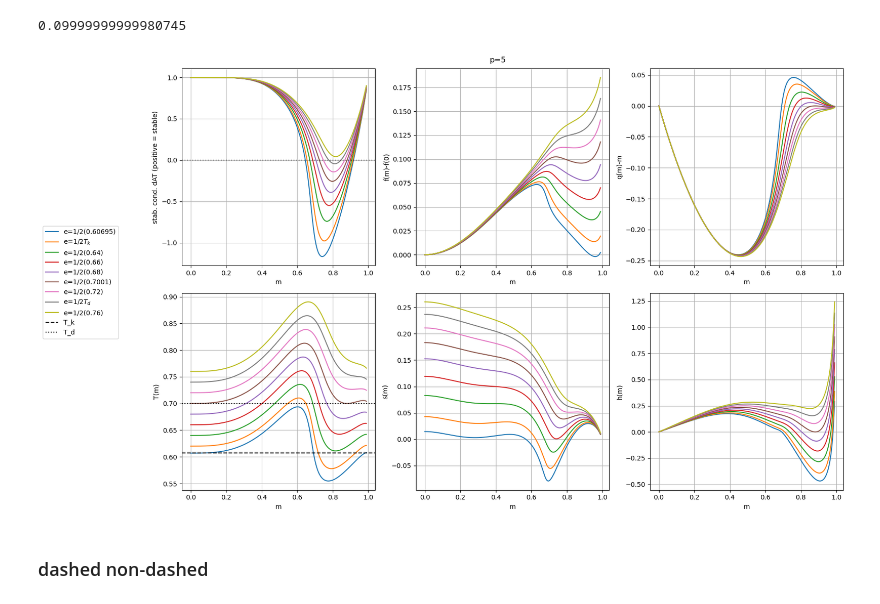
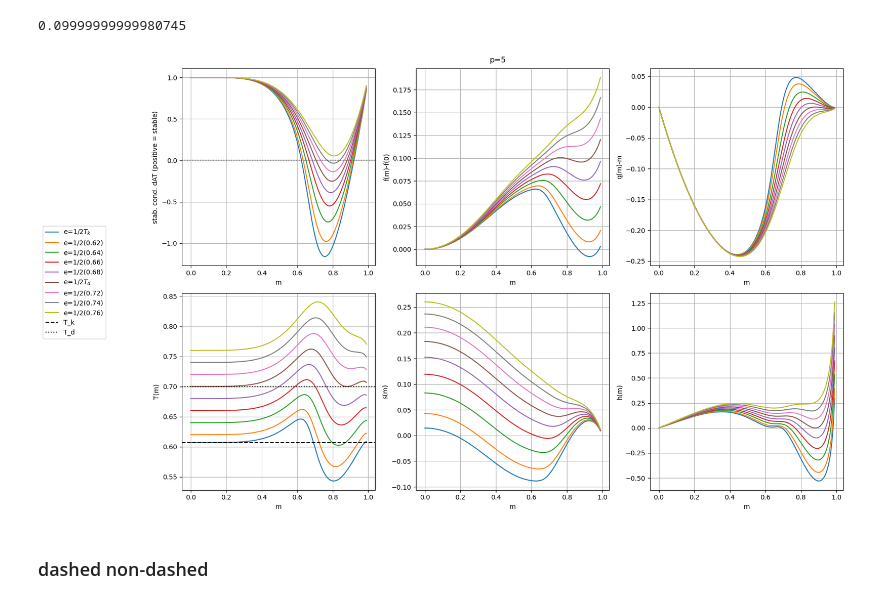
Before and after one commit to mvilucchio/fixed-energy-slice, a Jupyter notebook: RS3spin.ipynb, the cells around one changed output. Saved outputs shown, nothing was run; the diff lists cells and outputs as text; code cells hidden in the pictures.

```diff
--- a/RS3spin.ipynb
+++ b/RS3spin.ipynb
@@ -62,12 +62,12 @@ for jdx, e in enumerate(tqdm(es)):
 
         qs[jdx, idx] = q
         hs[jdx, idx] = h
-        Temps[jdx, idx] = 1 / beta_q_e(q, m, e)
+        Temps[jdx, idx] = 1 / beta_q_e(q, m, e,p)
         fs[jdx, idx] = f_FP(m, q, h, p, e)
         deltafs[jdx, idx] = deltaf_FP(m, q, h, p, e)
         entropys[jdx, idx] = s_FP(m, q, h, p, e)
         dAT_cond[jdx, idx] = dAT_condition(
-            q, m, h, beta_q_e(q, m, e), beta_q_e(q, m, e) / 2, p
+            q, m, h, beta_q_e(q, m, e,p), beta_q_e(q, m, e,p) / 2, p
         )
 # %%
 Teqs_list = [str(x) for x in Teqs.tolist()]
@@ -75,8 +75,8 @@ Teqs_list = [str(x) for x in Teqs.tolist()]
 fig, axs = plt.subplots(2, 3, figsize=(15, 10))
 fig.suptitle(f'p={p}')
 e_string = ['1/2('+str(x)+')' for x in Teqs.tolist()]
-e_string[1] = r'$1/2T_k$'
-e_string[-2] = r'$1/2T_d$'
+e_string[0] = r'$1/2T_k$'
+e_string[-4] = r'$1/2T_d$'
 for jdx, e in enumerate(es):
     # axs[0,0].plot(ms, fs[jdx,:], '-', label=f'e={e_string[jdx]}')
     axs[0,0].plot(ms, dAT_cond[jdx,:], '-', label=f'e={e_string[jdx]}')
@@ -100,34 +100,34 @@ axs[1,2].set_ylabel('h(m)')
 axs[0,0].set_xlabel('m')
 axs[0,1].set_xlabel('m')
 axs[0,2].set_xlabel('m')
 axs[1,0].set_xlabel('m')
 axs[1,1].set_xlabel('m')
 axs[1,2].set_xlabel('m')
 
 handles, labels = [], []
 # for ax in axs.flat:
 ax = axs[1,0]
 for handle, label in zip(*ax.get_legend_handles_labels()):
     if (handle, label) not in zip(handles, labels):
         handles.append(handle)
         labels.append(label)
 
 fig.legend(handles, labels, loc='center left', bbox_to_anchor=(-0.15, 0.5))
 
 # Adjust layout
 plt.tight_layout(rect=[0.1, 0, 1, 1])
 # axs[1,0].legend(loc='upper left', bbox_to_anchor=(1,1))
 
 axs[0,0].grid()
 axs[0,1].grid()
 axs[0,2].grid()
 axs[1,0].grid()
 axs[1,1].grid()
 axs[1,2].grid()
 plt.tight_layout()
 fig.savefig(f'FPpspin_p{p}.png')
 # %% [output]
-[figure, old version]
+[figure, new version]
 # %% [markdown]
 ### dashed non-dashed
 # %%
```
Also changed, not shown: 2 other files.
